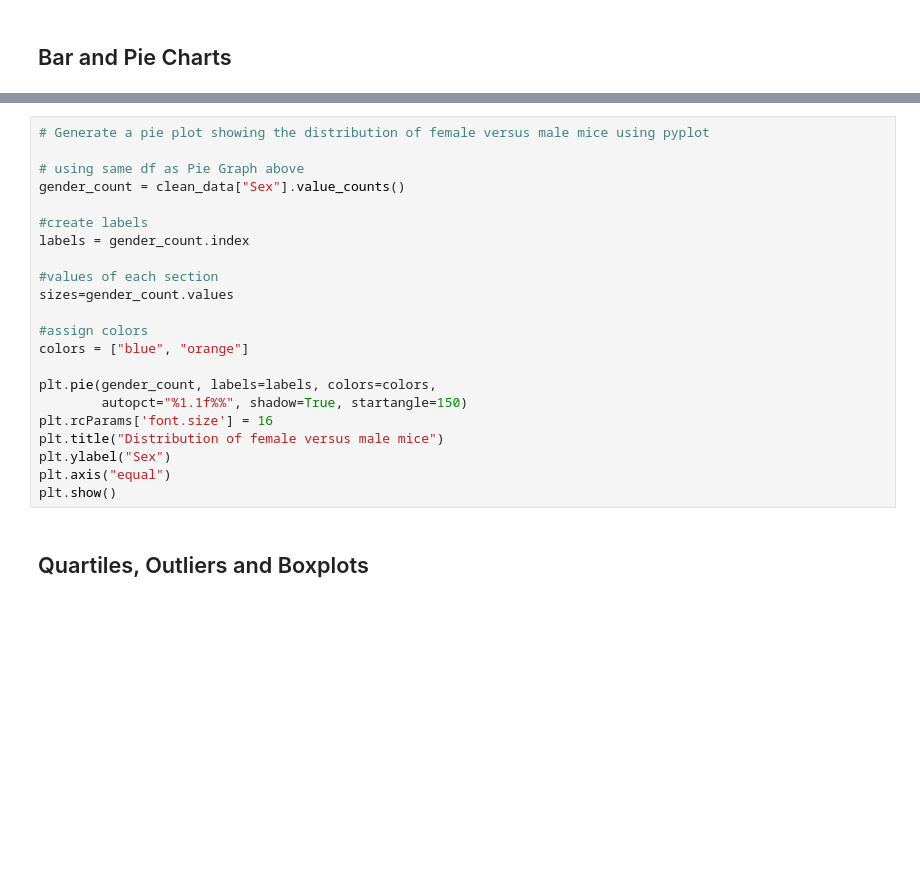
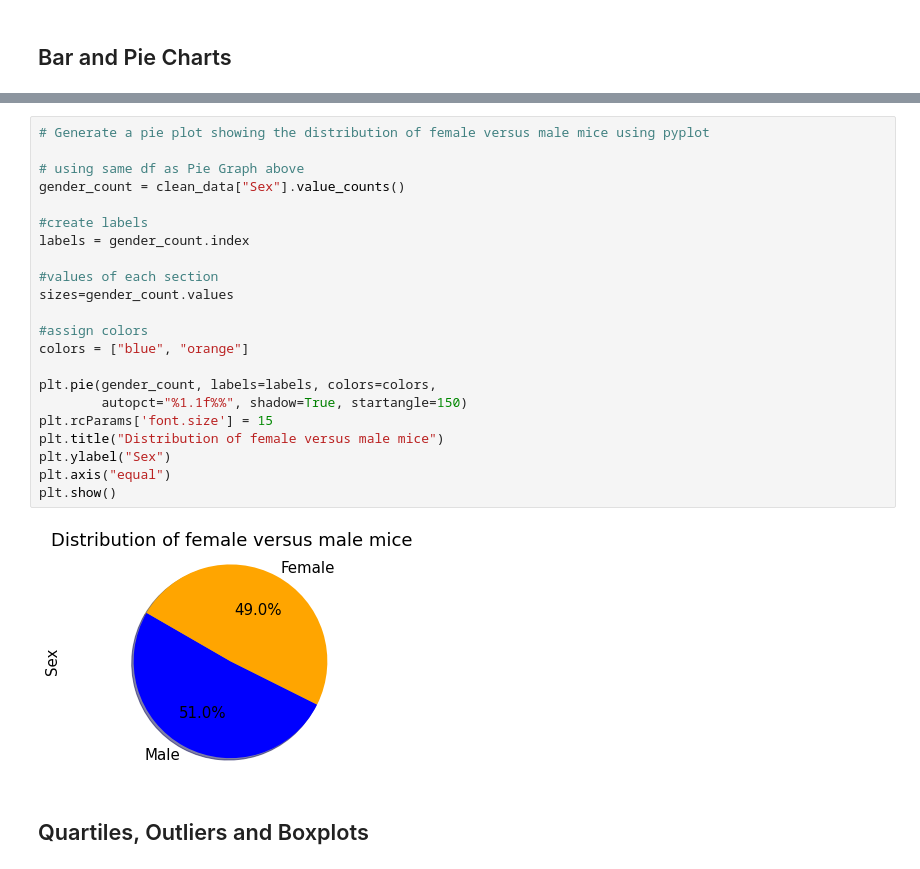
Before and after one commit to diazdez/Matplotlib-pymaceuticals, a Jupyter notebook: pymaceuticals_starter.ipynb, the cells around one changed output, grey strips where cells are left out. Cells and saved outputs as stored; diff of their text form; blank space fills up the shorter version.

```diff
--- a/pymaceuticals_starter.ipynb
+++ b/pymaceuticals_starter.ipynb
@@ -157,25 +257,27 @@ plt.show()
 # %%
 # Generate a pie plot showing the distribution of female versus male mice using pyplot
 
 # using same df as Pie Graph above
 gender_count = clean_data["Sex"].value_counts()
 
 #create labels
 labels = gender_count.index
 
 #values of each section
 sizes=gender_count.values
 
 #assign colors
 colors = ["blue", "orange"]
 
 plt.pie(gender_count, labels=labels, colors=colors,
         autopct="%1.1f%%", shadow=True, startangle=150)
-plt.rcParams['font.size'] = 16
+plt.rcParams['font.size'] = 15
 plt.title("Distribution of female versus male mice")
 plt.ylabel("Sex")
 plt.axis("equal")
 plt.show()
+# %% [output]
+[figure, added]
 # %% [markdown]
 ## Quartiles, Outliers and Boxplots
 # %%
```
Also changed, not shown: parts of 20 cells of this notebook.
